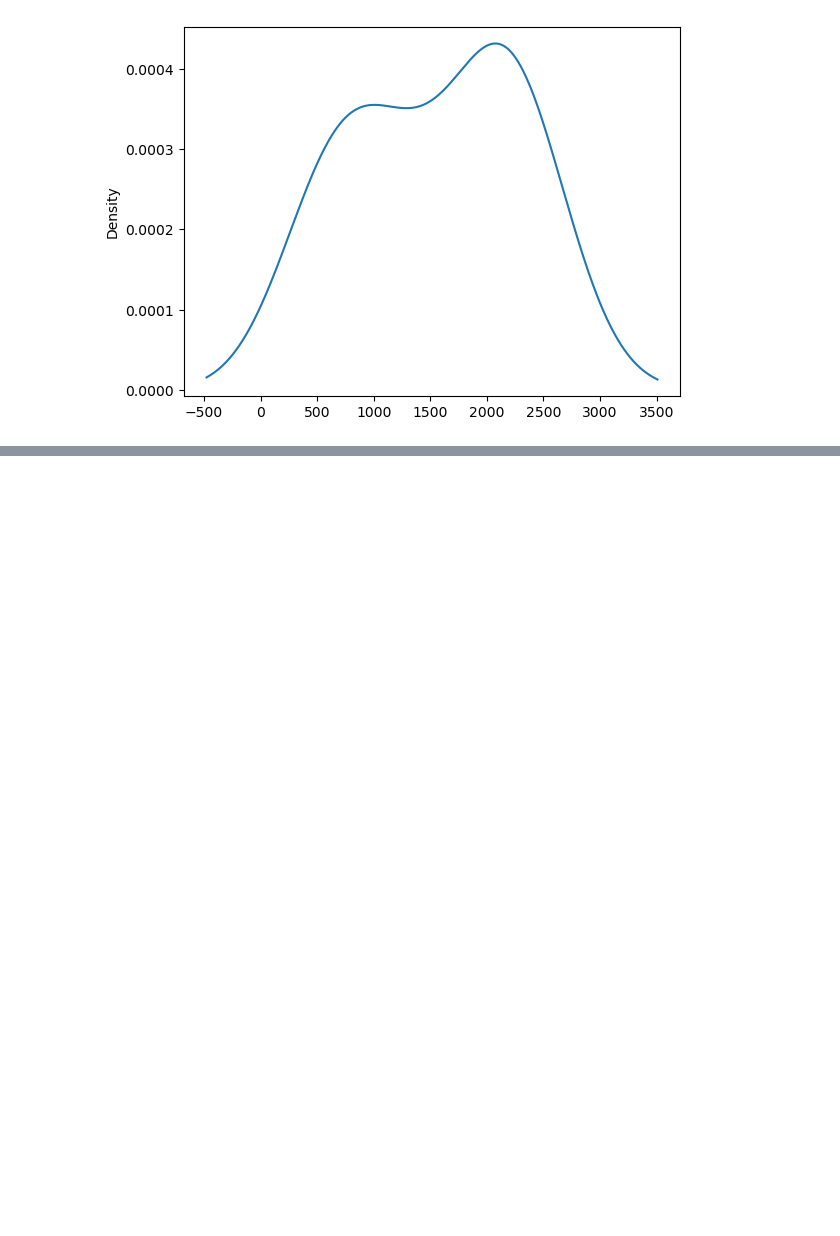
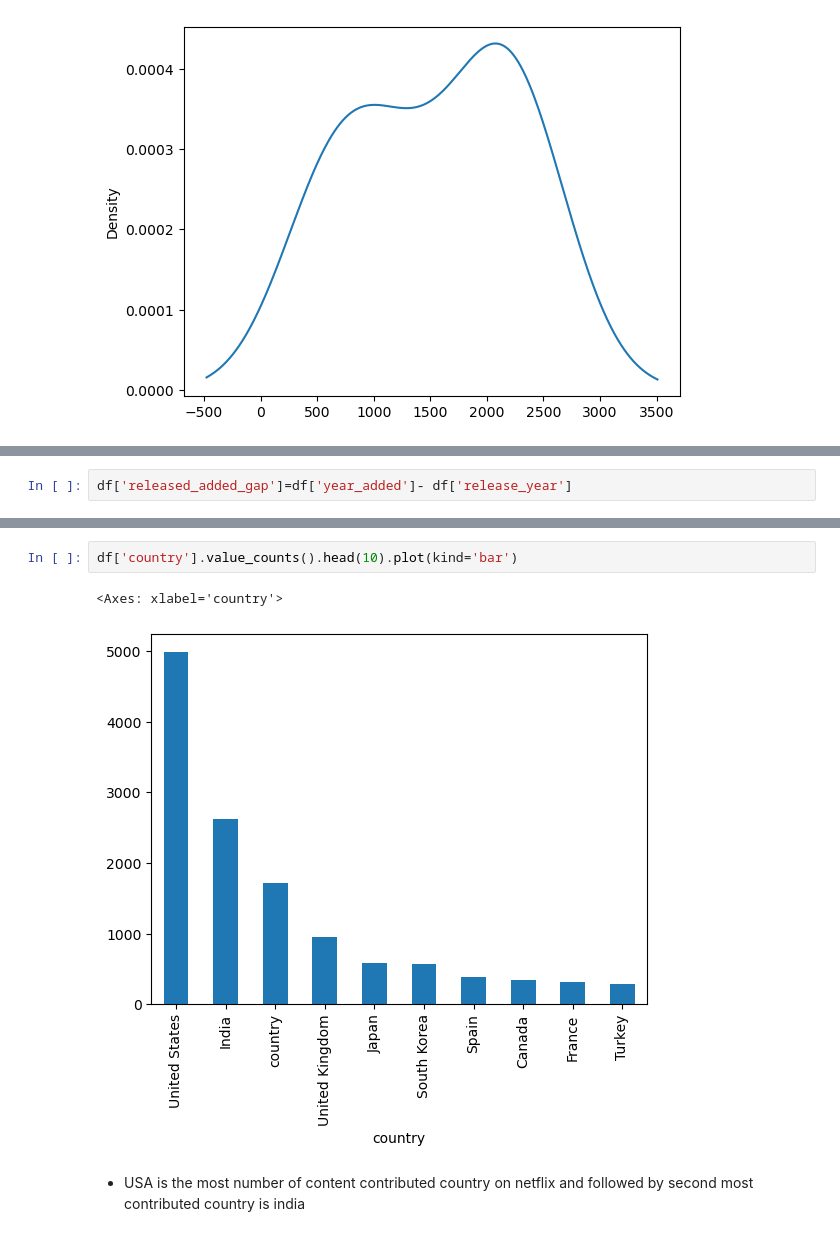
Before and after one commit to Sumangiri1312/Data-Analysis-Process, a Jupyter notebook: Exploratory Data Analysis/Netflix-EDA.ipynb, the cells around one changed output, grey strips where cells are left out. Cells and saved outputs as stored; diff of their text form; blank space fills up the shorter version.

```diff
--- a/Exploratory Data Analysis/Netflix-EDA.ipynb
+++ b/Exploratory Data Analysis/Netflix-EDA.ipynb
@@ -297,0 +336,2 @@ df['release_year'].value_counts().head(10).plot(kind='kde')
+# %%
+df['released_added_gap']=df['year_added']- df['release_year']
@@ -297,0 +370,7 @@ df['release_year'].value_counts().head(10).plot(kind='kde')
+# %%
+df['country'].value_counts().head(10).plot(kind='bar')
+# %% [output]
+<Axes: xlabel='country'>
+[figure, added]
+# %% [markdown]
+- USA is the most number of content contributed country on netflix and followed by second most contributed country is india
```
Also changed, not shown: parts of 23 cells of this notebook.
